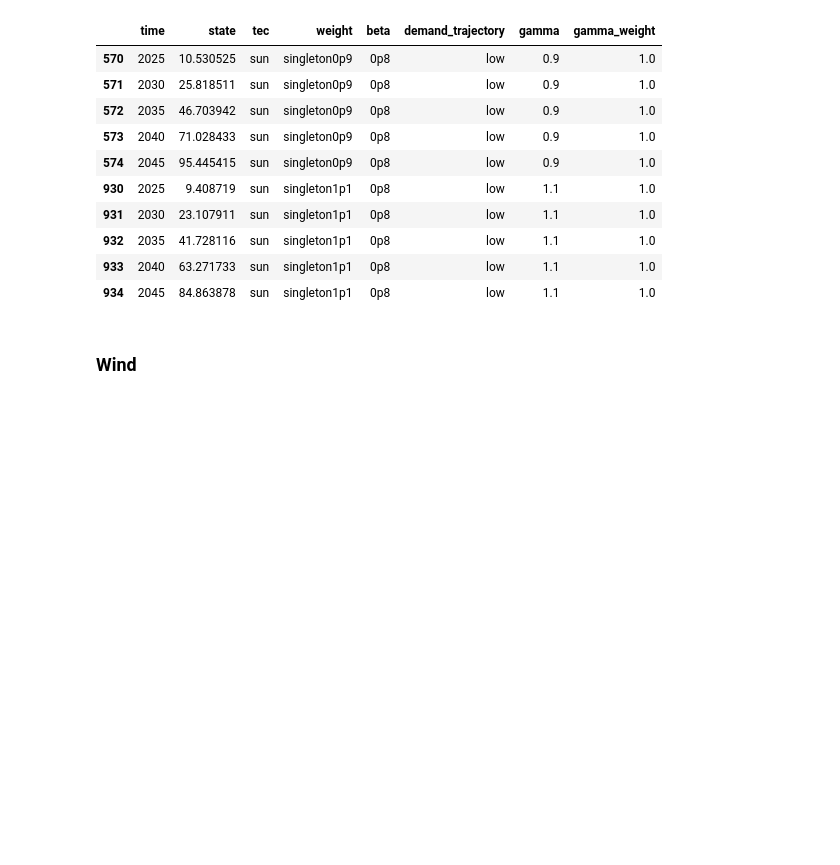
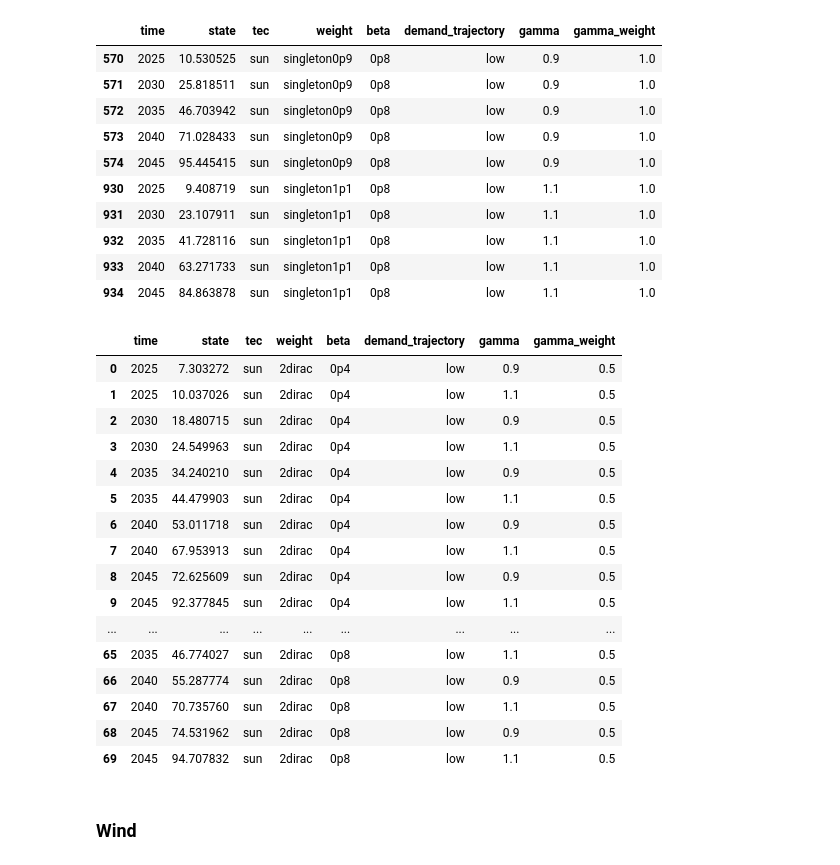
Before and after one commit to celiaescribe/investment_model_heterogeneity, a Jupyter notebook: plots_heterogeneity.ipynb, the cells around one changed output. Saved outputs shown, nothing was run; the diff lists cells and outputs as text; code cells hidden in the pictures; blank space fills up the shorter version.

```diff
--- a/plots_heterogeneity.ipynb
+++ b/plots_heterogeneity.ipynb
@@ -358,6 +358,26 @@ state_dataframe.loc[(state_dataframe.tec == 'sun') & ((state_dataframe.weight ==
 | 932 | 2035 | 41.728116 | sun | singleton1p1 | 0p8 | low | 1.1 | 1.0 |
 | 933 | 2040 | 63.271733 | sun | singleton1p1 | 0p8 | low | 1.1 | 1.0 |
 | 934 | 2045 | 84.863878 | sun | singleton1p1 | 0p8 | low | 1.1 | 1.0 |
+# %%
+state_dataframe.loc[(state_dataframe.tec == 'sun') & (state_dataframe.weight == "2dirac") & (state_dataframe.demand_trajectory == 'low')]
+# %% [output]
+|  | time | state | tec | weight | beta | demand_trajectory | gamma | gamma_weight |
+| 0 | 2025 | 7.303272 | sun | 2dirac | 0p4 | low | 0.9 | 0.5 |
+| 1 | 2025 | 10.037026 | sun | 2dirac | 0p4 | low | 1.1 | 0.5 |
+| 2 | 2030 | 18.480715 | sun | 2dirac | 0p4 | low | 0.9 | 0.5 |
+| 3 | 2030 | 24.549963 | sun | 2dirac | 0p4 | low | 1.1 | 0.5 |
+| 4 | 2035 | 34.240210 | sun | 2dirac | 0p4 | low | 0.9 | 0.5 |
+| 5 | 2035 | 44.479903 | sun | 2dirac | 0p4 | low | 1.1 | 0.5 |
+| 6 | 2040 | 53.011718 | sun | 2dirac | 0p4 | low | 0.9 | 0.5 |
+| 7 | 2040 | 67.953913 | sun | 2dirac | 0p4 | low | 1.1 | 0.5 |
+| 8 | 2045 | 72.625609 | sun | 2dirac | 0p4 | low | 0.9 | 0.5 |
+| 9 | 2045 | 92.377845 | sun | 2dirac | 0p4 | low | 1.1 | 0.5 |
+| ... | ... | ... | ... | ... | ... | ... | ... | ... |
+| 65 | 2035 | 46.774027 | sun | 2dirac | 0p8 | low | 1.1 | 0.5 |
+| 66 | 2040 | 55.287774 | sun | 2dirac | 0p8 | low | 0.9 | 0.5 |
+| 67 | 2040 | 70.735760 | sun | 2dirac | 0p8 | low | 1.1 | 0.5 |
+| 68 | 2045 | 74.531962 | sun | 2dirac | 0p8 | low | 0.9 | 0.5 |
+| 69 | 2045 | 94.707832 | sun | 2dirac | 0p8 | low | 1.1 | 0.5 |
 # %% [markdown]
 ### Wind
 # %%
```
Also changed, not shown: parts of 27 cells of this notebook, 2 other files.
